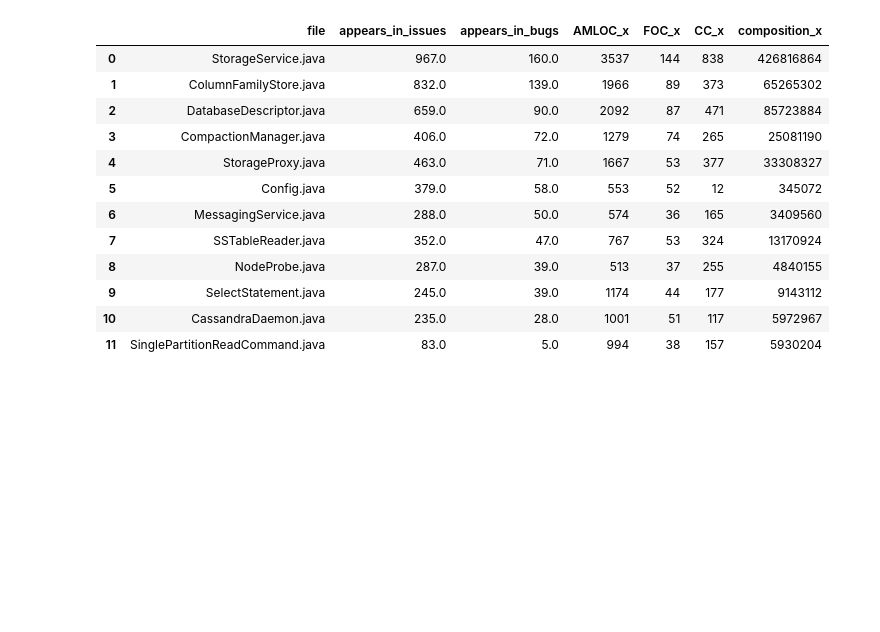
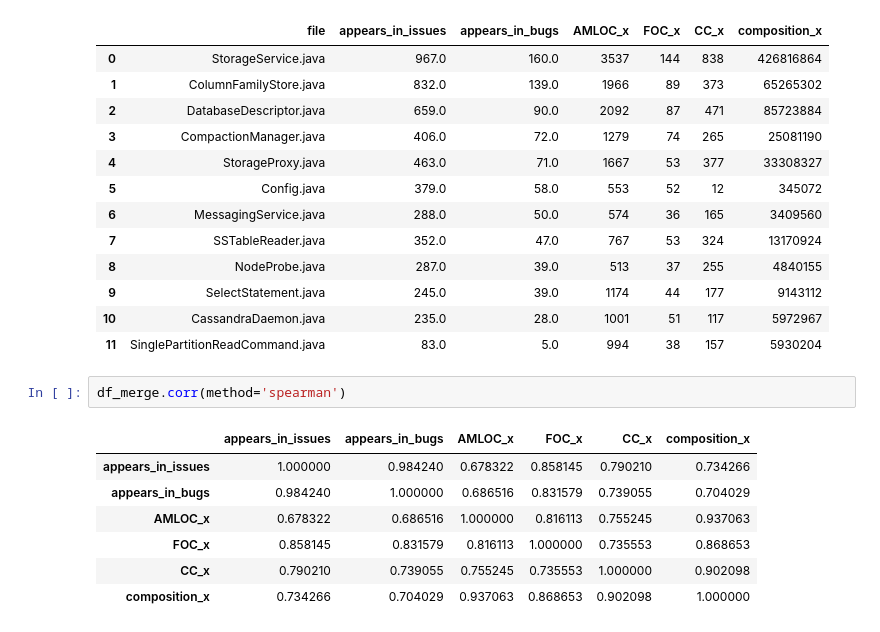
Before and after one commit to armandossrecife/piloto, a Jupyter notebook: classes_criticas_cassandra_issues_bugs.ipynb, the cells around one changed output. Drawn from its saved outputs; the diff is of its cells as text; blank space fills up the shorter version.

```diff
--- a/classes_criticas_cassandra_issues_bugs.ipynb
+++ b/classes_criticas_cassandra_issues_bugs.ipynb
@@ -141,5 +161,15 @@ df_merge
 | 9 | SelectStatement.java | 245.0 | 39.0 | 1174 | 44 | 177 | 9143112 |
 | 10 | CassandraDaemon.java | 235.0 | 28.0 | 1001 | 51 | 117 | 5972967 |
 | 11 | SinglePartitionReadCommand.java | 83.0 | 5.0 | 994 | 38 | 157 | 5930204 |
+# %%
+df_merge.corr(method='spearman')
+# %% [output]
+|  | appears_in_issues | appears_in_bugs | AMLOC_x | FOC_x | CC_x | composition_x |
+| appears_in_issues | 1.000000 | 0.984240 | 0.678322 | 0.858145 | 0.790210 | 0.734266 |
+| appears_in_bugs | 0.984240 | 1.000000 | 0.686516 | 0.831579 | 0.739055 | 0.704029 |
+| AMLOC_x | 0.678322 | 0.686516 | 1.000000 | 0.816113 | 0.755245 | 0.937063 |
+| FOC_x | 0.858145 | 0.831579 | 0.816113 | 1.000000 | 0.735553 | 0.868653 |
+| CC_x | 0.790210 | 0.739055 | 0.755245 | 0.735553 | 1.000000 | 0.902098 |
+| composition_x | 0.734266 | 0.704029 | 0.937063 | 0.868653 | 0.902098 | 1.000000 |
 # %%
 # calculate the correlation matrix on the numeric columns
```
Also changed, not shown: parts of 10 cells of this notebook.
